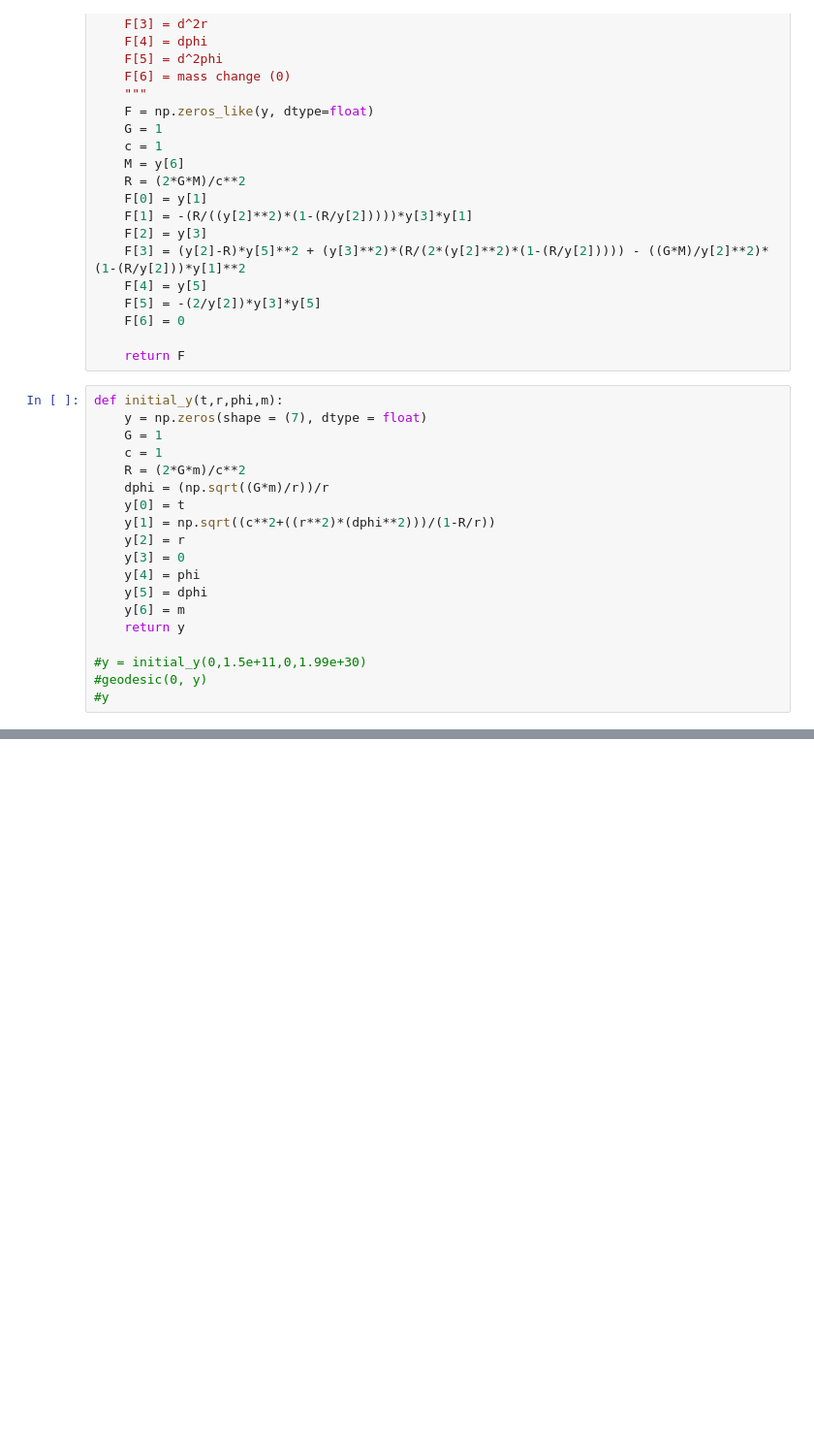
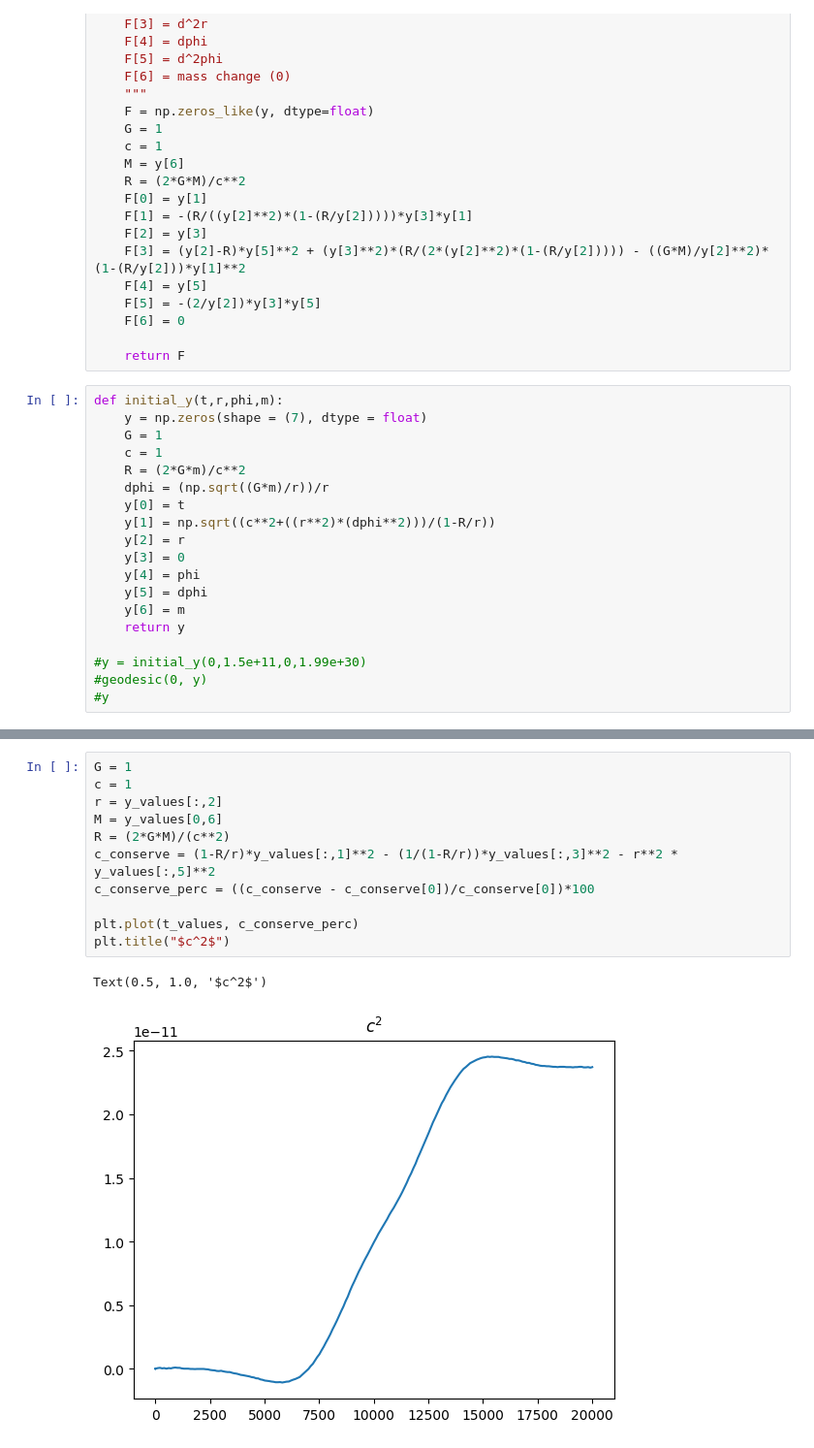
Before and after one commit to BryceDixon/Computational, a Jupyter notebook: assessment3/test3.ipynb, the cells around one changed output, grey strips where cells are left out. Shown at 97% size. Cells and saved outputs as stored; diff of their text form; blank space fills up the shorter version.

Commit message:
conserved c^2

```diff
--- a/assessment3/test3.ipynb
+++ b/assessment3/test3.ipynb
@@ -147,0 +161,14 @@ plt.plot(x,y)
+# %%
+G = 1
+c = 1
+r = y_values[:,2]
+M = y_values[0,6]
+R = (2*G*M)/(c**2)
+c_conserve = (1-R/r)*y_values[:,1]**2 - (1/(1-R/r))*y_values[:,3]**2 - r**2 * y_values[:,5]**2
+c_conserve_perc = ((c_conserve - c_conserve[0])/c_conserve[0])*100
+
+plt.plot(t_values, c_conserve_perc)
+plt.title("$c^2$")
+# %% [output]
+Text(0.5, 1.0, '$c^2$')
+[figure, added]
```
Also changed, not shown: parts of 5 cells of this notebook, 2 other files.
